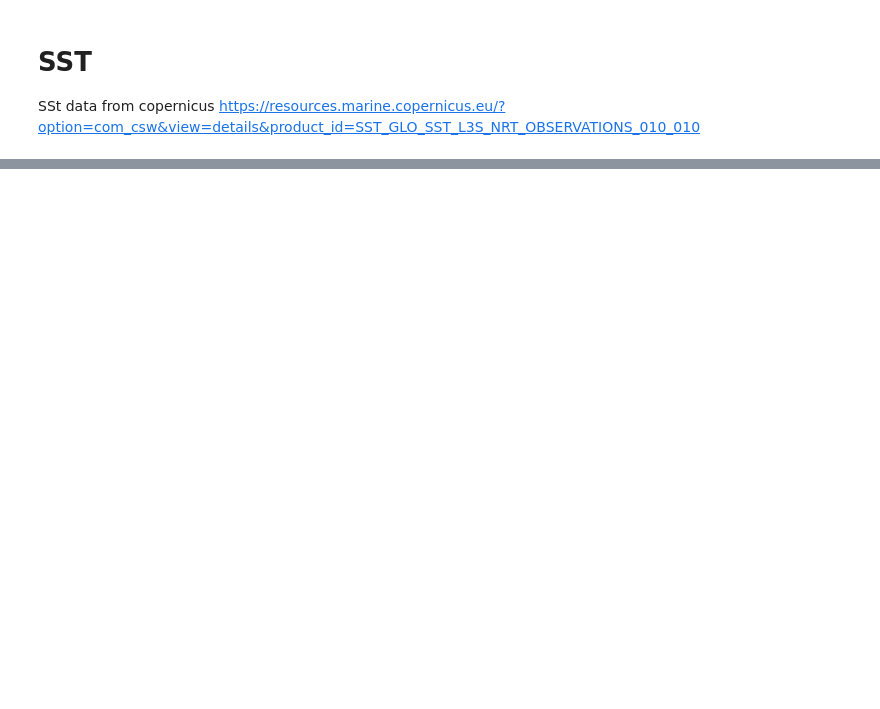
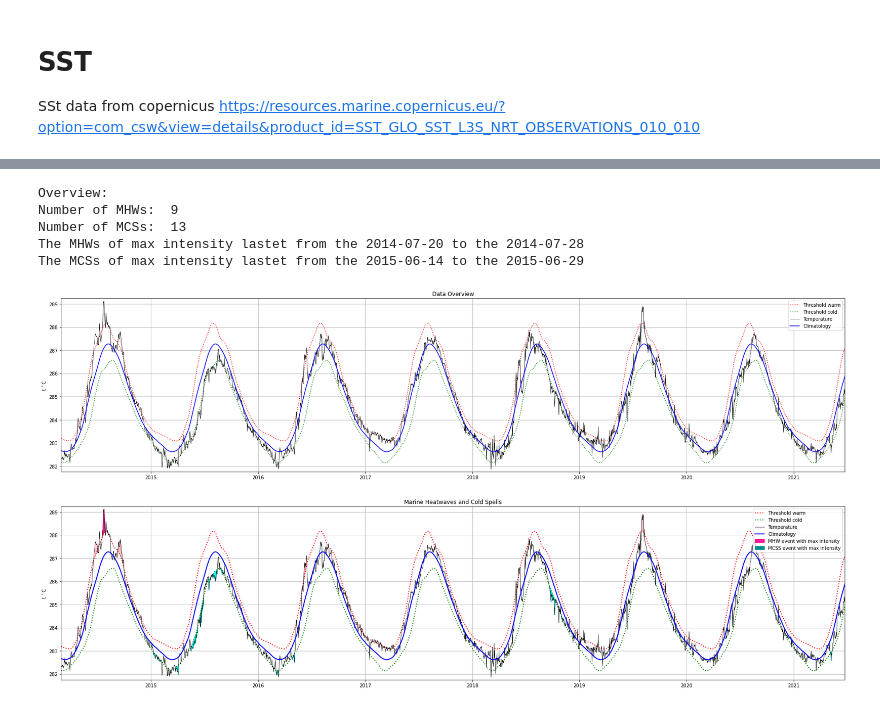
Before and after one commit to Marie-Louise-Korte/Rockall_Trough_MHW, a Jupyter notebook: X_SST.ipynb, the cells around one changed output, grey strips where cells are left out. Saved outputs shown, nothing was run; the diff lists cells and outputs as text; code cells hidden in the pictures; blank space fills up the shorter version.

```diff
--- a/X_SST.ipynb
+++ b/X_SST.ipynb
@@ -82,0 +173,8 @@ MHW_func(ds_SST, 57.1, -9.6)
+# %%
+ds_SST.coords['depth'] = float(0)
+# %%
+depth = 1
+ds_SST = ds_SST.expand_dims({"depth":depth})
+# %%
+SST_EB = ds_SST.sel(lat = slice(56.5, 57.5), lon = slice(-10, -9))
+SST_EB = SST_EB.mean(dim = ('lat', 'lon'))
@@ -82,0 +195,12 @@ MHW_func(ds_SST, 57.1, -9.6)
+# %%
+EB = DICT_func(SST_EB, 0)
+WB = DICT_func(SST_WB, 0)
+# %%
+ALL_events(EB, 0)
+# %% [output]
+Overview:
+Number of MHWs:  9
+Number of MCSs:  13
+The MHWs of max intensity lastet from the 2014-07-20 to the 2014-07-28
+The MCSs of max intensity lastet from the 2015-06-14 to the 2015-06-29
+[figure, added]
```
Also changed, not shown: parts of 11 cells of this notebook.
